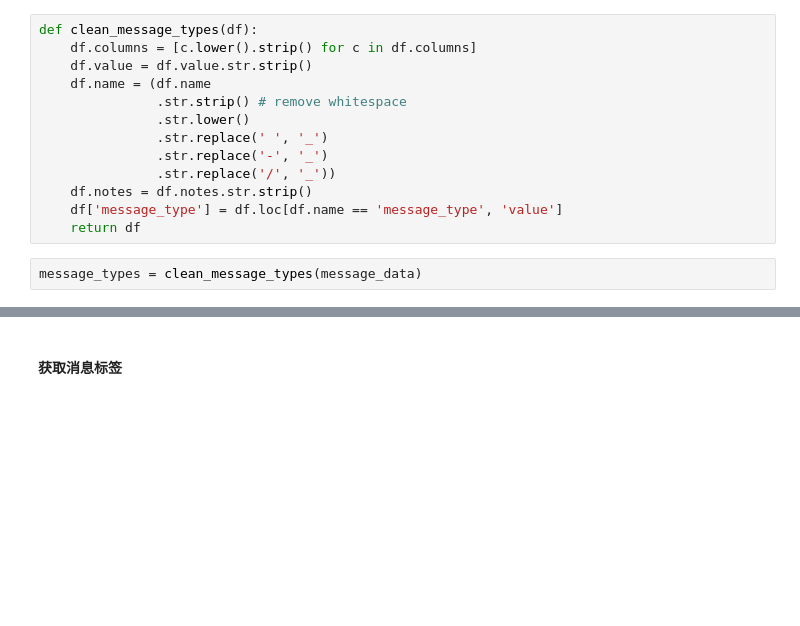
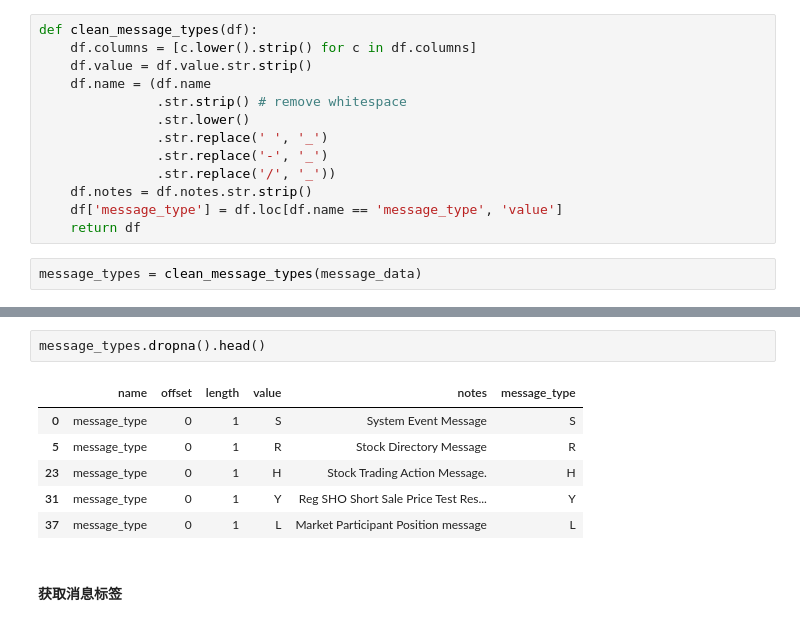
Before and after one commit to millionakking/machine-learning-for-trading, a Jupyter notebook: 02_market_and_fundamental_data/01_NASDAQ_TotalView-ITCH_Order_Book/01_parse_itch_order_flow_messages.ipynb, the cells around one changed output, grey strips where cells are left out. Saved outputs shown, nothing was run; the diff lists cells and outputs as text; blank space fills up the shorter version.

```diff
--- a/02_market_and_fundamental_data/01_NASDAQ_TotalView-ITCH_Order_Book/01_parse_itch_order_flow_messages.ipynb
+++ b/02_market_and_fundamental_data/01_NASDAQ_TotalView-ITCH_Order_Book/01_parse_itch_order_flow_messages.ipynb
@@ -226,3 +240,12 @@ message_types = clean_message_types(message_data)
+# %%
+message_types.dropna().head()
+# %% [output]
+|  | name | offset | length | value | notes | message_type |
+| 0 | message_type | 0 | 1 | S | System Event Message | S |
+| 5 | message_type | 0 | 1 | R | Stock Directory Message | R |
+| 23 | message_type | 0 | 1 | H | Stock Trading Action Message. | H |
+| 31 | message_type | 0 | 1 | Y | Reg SHO Short Sale Price Test Res... | Y |
+| 37 | message_type | 0 | 1 | L | Market Participant Position message | L |
 # %% [markdown]
 #### 获取消息标签
 # %% [markdown]
```
Also changed, not shown: parts of 16 cells of this notebook, 41 other files.
